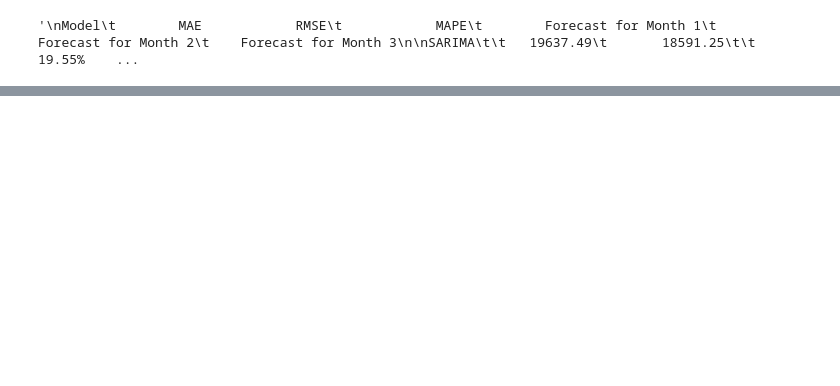
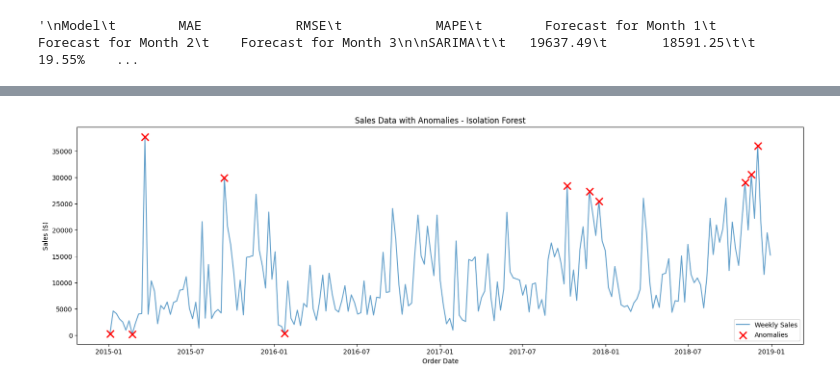
Before and after one commit to m-n-kagit/Xylofy_internship_repo, a Jupyter notebook: SuperStoreSales/analysis2.ipynb, the cells around one changed output, grey strips where cells are left out. Saved outputs shown, nothing was run; the diff lists cells and outputs as text; code cells hidden in the pictures; blank space fills up the shorter version.

```diff
--- a/SuperStoreSales/analysis2.ipynb
+++ b/SuperStoreSales/analysis2.ipynb
@@ -690,0 +846,83 @@ as it has the lowest RMSE and MAPE values compared to SARIMA and Prophet models.
+# %%
+# Task 5
+# To detect anomalies in sales data.
+from sklearn.ensemble import IsolationForest
+
+weekly_sales = df.resample('W', on='Order Date')['Sales($)'].sum().reset_index()
+
+iso_model = IsolationForest(contamination=0.05, random_state=42)
+iso_anomly = iso_model.fit_predict(weekly_sales[['Sales($)']])
+anomalies = weekly_sales[iso_anomly == -1].reset_index(drop=True)
+
+print("Detected Anomalies in Sales Data (Isolation Forest):")
+display(anomalies[["Order Date", "Sales($)"]])
+
+plt.figure(figsize=(20, 6))
+plt.plot(weekly_sales['Order Date'], weekly_sales['Sales($)'], label='Weekly Sales', alpha=0.7)
+plt.scatter(anomalies['Order Date'], anomalies['Sales($)'], color='red', label='Anomalies', marker='x', s=120, linewidths=2, zorder=5)
+plt.xlabel('Order Date')
+plt.ylabel('Sales ($)')
+plt.title('Sales Data with Anomalies - Isolation Forest')
+plt.legend()
+plt.show()
+plt.savefig("sales_anomalies_isolation_forest.png")
+
+# Z-score based anomaly detection using a rolling mean and standard deviation.
+rolling_window = 4
+weekly_sales["Rolling Mean"] = weekly_sales["Sales($)"].shift(1).rolling(window=rolling_window, min_periods=rolling_window).mean()
+weekly_sales["Rolling Std"] = weekly_sales["Sales($)"].shift(1).rolling(window=rolling_window, min_periods=rolling_window).std()
+weekly_sales["Z Score"] = (weekly_sales["Sales($)"] - weekly_sales["Rolling Mean"]) / weekly_sales["Rolling Std"]
+
+zscore_candidates = weekly_sales[weekly_sales["Rolling Std"].notna()].copy()
+zscore_candidates["Abs Z Score"] = zscore_candidates["Z Score"].abs()
+zscore_anomalies = zscore_candidates[zscore_candidates["Abs Z Score"] > 2].copy()
+
+print("Detected Anomalies in Sales Data (Z-Score, rolling window = 4):")
+if zscore_anomalies.empty:
+    print("No weeks exceeded 2 standard deviations from the prior 4-week rolling mean.")
+else:
+    display(zscore_anomalies[["Order Date", "Sales($)", "Rolling Mean", "Rolling Std", "Z Score"]])
+
+plt.figure(figsize=(20, 6))
+plt.plot(weekly_sales['Order Date'], weekly_sales['Sales($)'], label='Weekly Sales', alpha=0.7)
+if not zscore_anomalies.empty:
+    plt.scatter(
+        zscore_anomalies['Order Date'],
+        zscore_anomalies['Sales($)'],
+        color='purple',
+        label='Z-Score Anomalies',
+        marker='X',
+        s=220,
+        edgecolors='white',
+        linewidths=1.5,
+        zorder=10,
+    )
+    for _, row in zscore_anomalies.iterrows():
+        plt.annotate(
+            f"{row['Z Score']:.2f}",
+            (row['Order Date'], row['Sales($)']),
+            textcoords='offset points',
+            xytext=(0, 10),
+            ha='center',
+            fontsize=9,
+            color='purple',
+        )
+else:
+    plt.text(
+        0.5,
+        0.95,
+        'No Z-score anomalies found with the 2-sigma rule.',
+        transform=plt.gca().transAxes,
+        ha='center',
+        va='top',
+        fontsize=11,
+        color='purple',
+    )
+
+plt.xlabel('Order Date')
+plt.ylabel('Sales ($)')
+plt.title('Sales Data with Anomalies - Z-Score Based Detection')
+plt.legend()
+plt.show()
+plt.savefig("sales_anomalies_zscore.png")
+# %% [output]
@@ -690,0 +942 @@ as it has the lowest RMSE and MAPE values compared to SARIMA and Prophet models.
+[figure, added]
```
Also changed, not shown: parts of 8 cells of this notebook, 12 other files.
